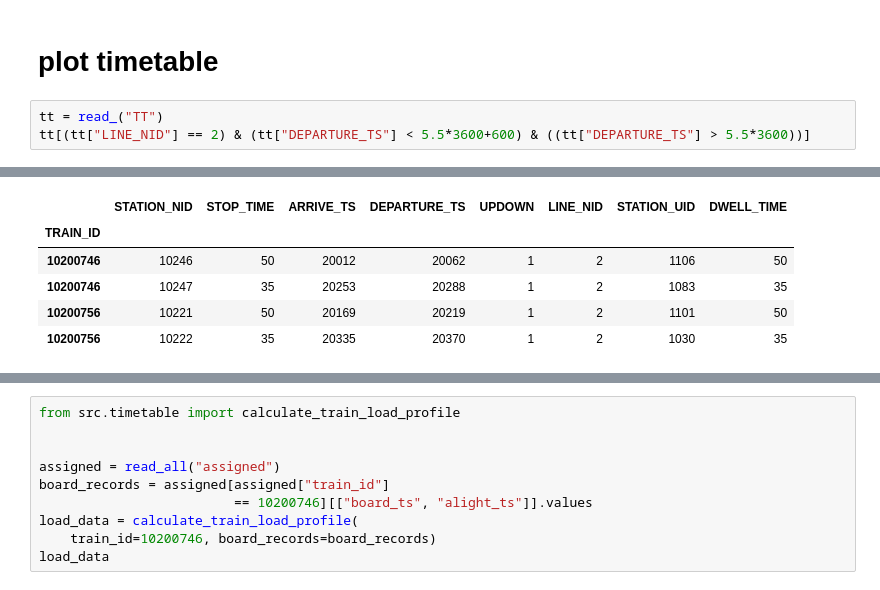
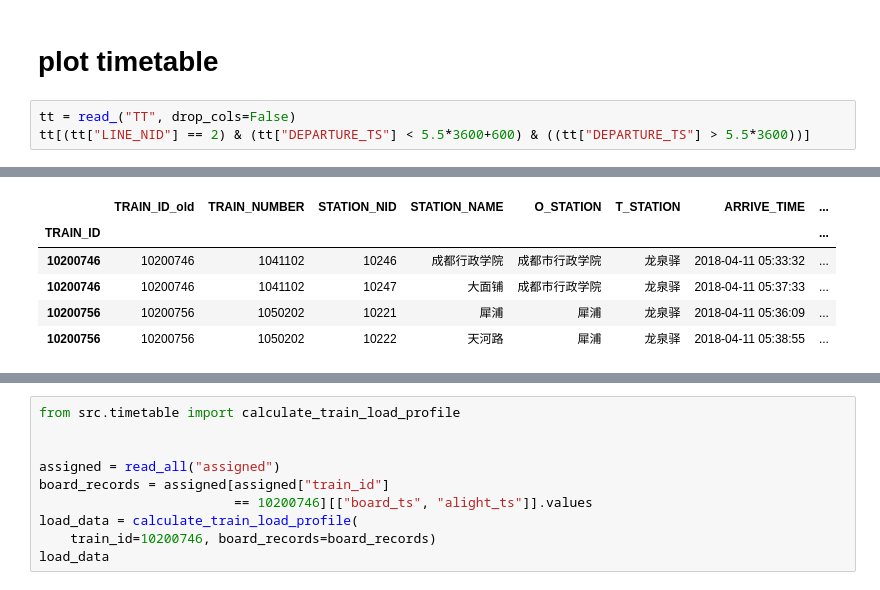
Before and after one commit to sunnysun711/PTIM, a Jupyter notebook: test.ipynb, the cells around one changed output, grey strips where cells are left out. Cells and saved outputs as stored; diff of their text form.

```diff
--- a/test.ipynb
+++ b/test.ipynb
@@ -126,6 +131,6 @@ df[df['prob'] == 1].shape, df[df['prob'] > 0.99].shape, df[(df['prob'] == 0)].sh
 # %% [markdown]
 # plot timetable
 # %%
-tt = read_("TT")
+tt = read_("TT", drop_cols=False)
 tt[(tt["LINE_NID"] == 2) & (tt["DEPARTURE_TS"] < 5.5*3600+600) & ((tt["DEPARTURE_TS"] > 5.5*3600))]
 # %% [output]
@@ -135,7 +140,7 @@ tt[(tt["LINE_NID"] == 2) & (tt["DEPARTURE_TS"] < 5.5*3600+600) & ((tt["DEPARTURE
-|  | STATION_NID | STOP_TIME | ARRIVE_TS | DEPARTURE_TS | UPDOWN | LINE_NID | STATION_UID | DWELL_TIME |
-| TRAIN_ID |  |  |  |  |  |  |  |  |
-| 10200746 | 10246 | 50 | 20012 | 20062 | 1 | 2 | 1106 | 50 |
-| 10200746 | 10247 | 35 | 20253 | 20288 | 1 | 2 | 1083 | 35 |
-| 10200756 | 10221 | 50 | 20169 | 20219 | 1 | 2 | 1101 | 50 |
-| 10200756 | 10222 | 35 | 20335 | 20370 | 1 | 2 | 1030 | 35 |
+|  | TRAIN_ID_old | TRAIN_NUMBER | STATION_NID | STATION_NAME | O_STATION | T_STATION | ARRIVE_TIME | ... |
+| TRAIN_ID |  |  |  |  |  |  |  | ... |
+| 10200746 | 10200746 | 1041102 | 10246 | 成都行政学院 | 成都市行政学院 | 龙泉驿 | 2018-04-11 05:33:32 | ... |
+| 10200746 | 10200746 | 1041102 | 10247 | 大面铺 | 成都市行政学院 | 龙泉驿 | 2018-04-11 05:37:33 | ... |
+| 10200756 | 10200756 | 1050202 | 10221 | 犀浦 | 犀浦 | 龙泉驿 | 2018-04-11 05:36:09 | ... |
+| 10200756 | 10200756 | 1050202 | 10222 | 天河路 | 犀浦 | 龙泉驿 | 2018-04-11 05:38:55 | ... |
 # %%
```
Also changed, not shown: parts of 17 cells of this notebook, 5 other files.
